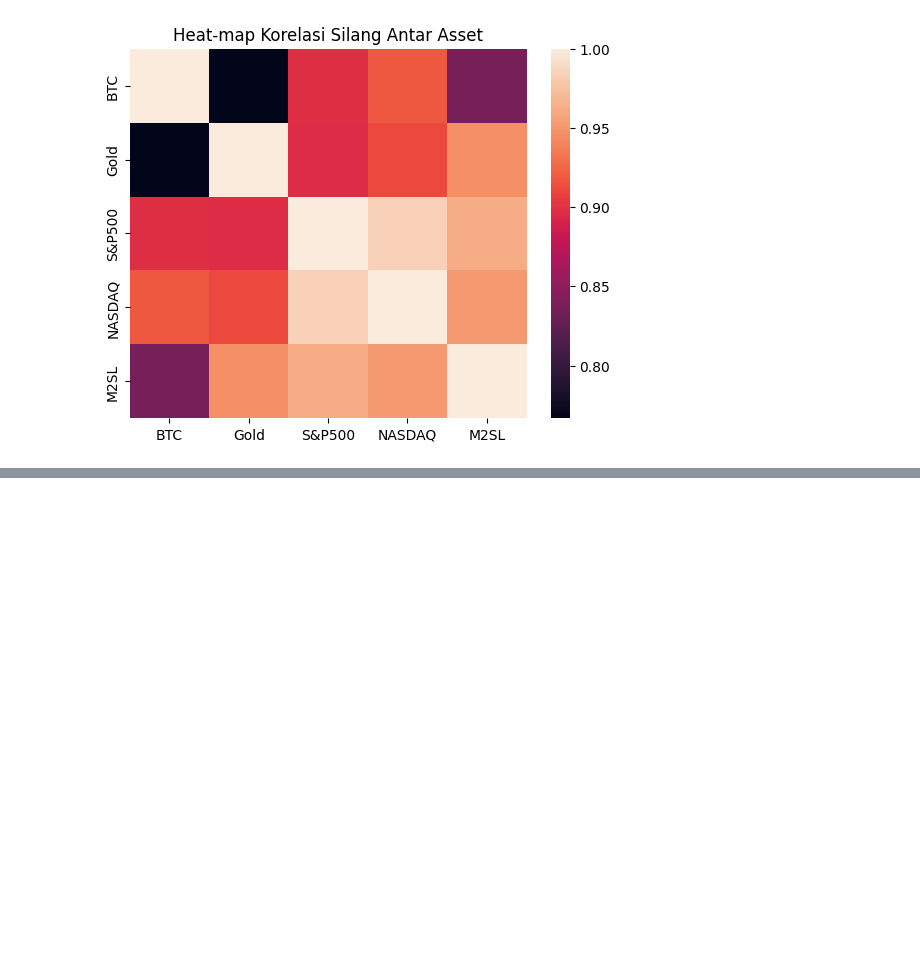
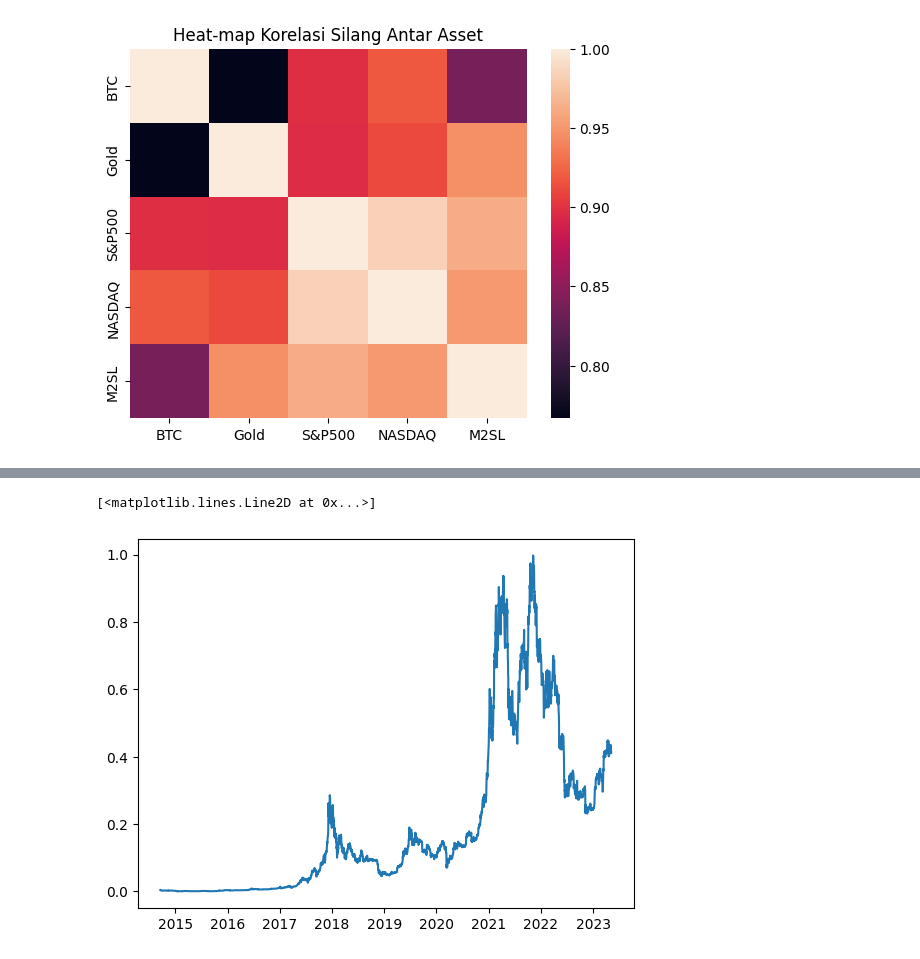
Before and after one commit to raihaneka50908/TesisInvestasi, a Jupyter notebook: Program_Analisis_Kelas_Aset.ipynb, the cells around one changed output, grey strips where cells are left out. Cells and saved outputs as stored; diff of their text form; code cells hidden in the pictures; blank space fills up the shorter version.

Commit message:
Telah dilakukan revisi program
program telah direvisi untuk menganalisis pergerakan harga bitcoin. program dibuat menggunakan bidirectional LSTM.

```diff
--- a/Program_Analisis_Kelas_Aset.ipynb
+++ b/Program_Analisis_Kelas_Aset.ipynb
@@ -101 +101,14 @@ from sklearn.preprocessing import MinMaxScaler
 To enable the following instructions: AVX2 AVX512F AVX512_VNNI FMA, in other operations, rebuild TensorFlow with the appropriate compiler flags.
+# %%
+time = np.asarray(btc.index)
+x_harga = btc['Adj Close'].values
+min = np.min(x_harga)
+max = np.max(x_harga)
+x_harga -=min
+x_harga /=max
+# %%
+plt.figure(3)
+plt.plot(time,x_harga)
+# %% [output]
+[<matplotlib.lines.Line2D at 0x...>]
+[figure, added]
```
Also changed, not shown: parts of 22 cells of this notebook.
